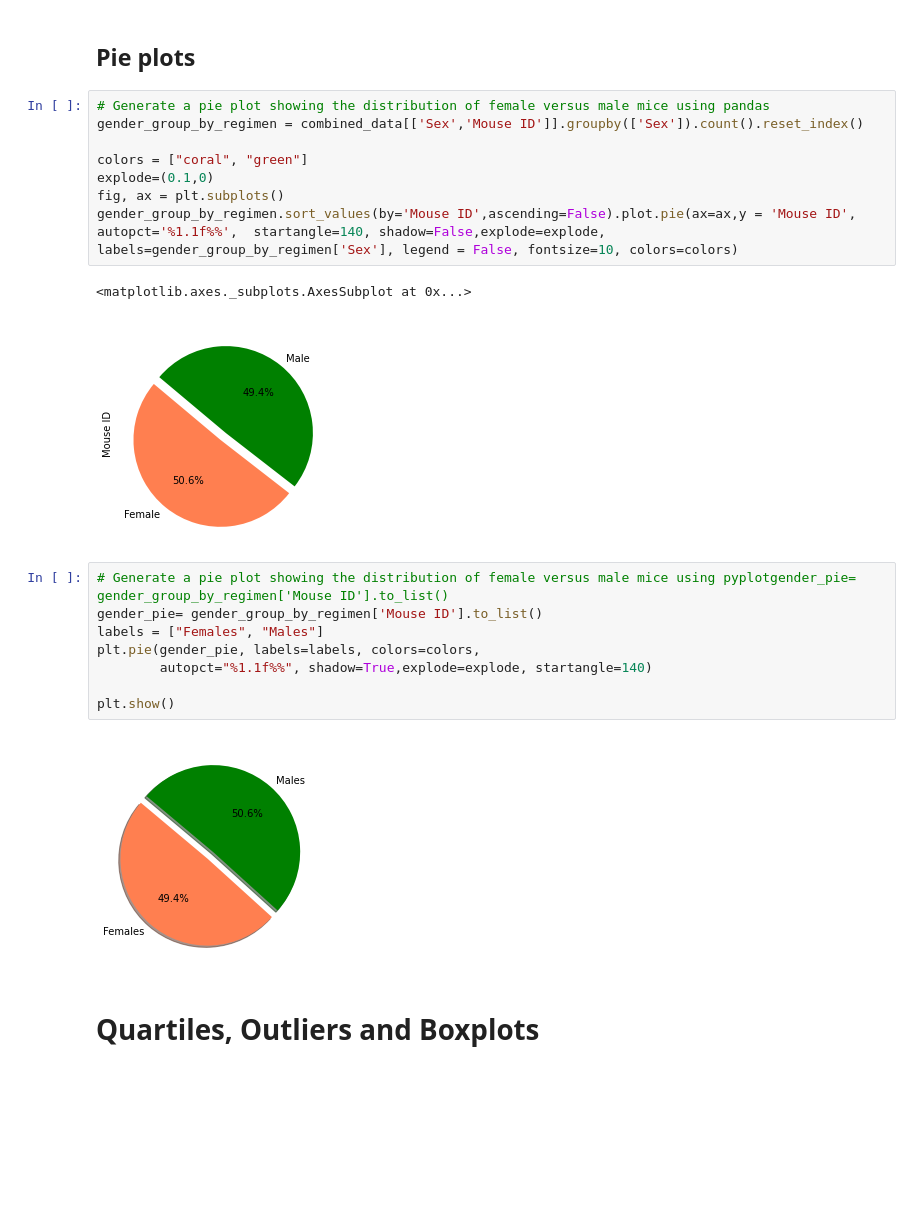
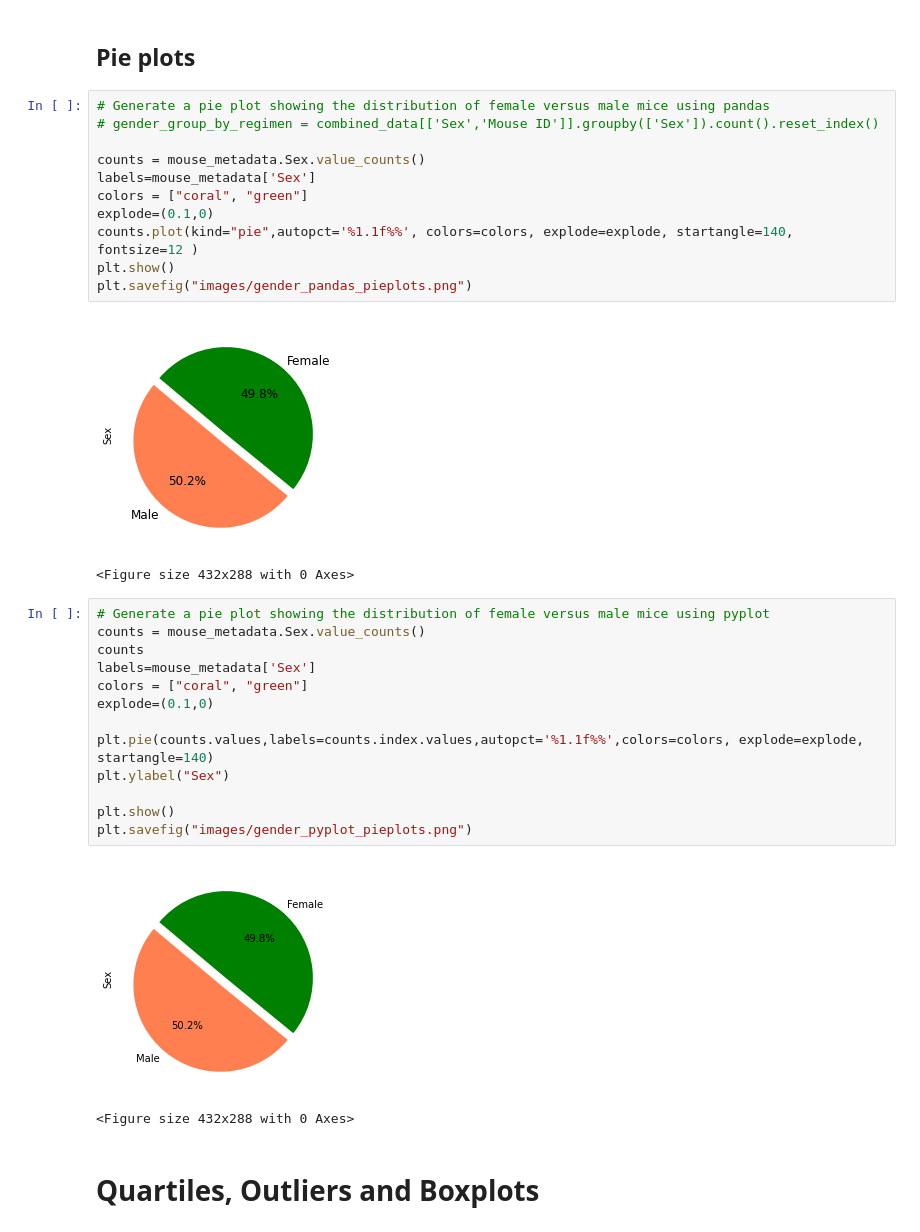
Before and after one commit to ZenAcar/AntiCancer-DrugRegimen-Analysis, a Jupyter notebook: pymaceuticals_analysis.ipynb, the cells around one changed output. Drawn from its saved outputs; the diff is of its cells as text; blank space fills up the shorter version.

```diff
--- a/pymaceuticals_analysis.ipynb
+++ b/pymaceuticals_analysis.ipynb
@@ -115,25 +119,34 @@ plt.show()
 ## Pie plots
 # %%
 # Generate a pie plot showing the distribution of female versus male mice using pandas
-gender_group_by_regimen = combined_data[['Sex','Mouse ID']].groupby(['Sex']).count().reset_index()
+# gender_group_by_regimen = combined_data[['Sex','Mouse ID']].groupby(['Sex']).count().reset_index()
 
+counts = mouse_metadata.Sex.value_counts()
+labels=mouse_metadata['Sex']
 colors = ["coral", "green"]
 explode=(0.1,0)
-fig, ax = plt.subplots()
-gender_group_by_regimen.sort_values(by='Mouse ID',ascending=False).plot.pie(ax=ax,y = 'Mouse ID', autopct='%1.1f%%',  startangle=140, shadow=False,explode=explode, labels=gender_group_by_regimen['Sex'], legend = False, fontsize=10, colors=colors)
+counts.plot(kind="pie",autopct='%1.1f%%', colors=colors, explode=explode, startangle=140, fontsize=12 )
+plt.show()
+plt.savefig("images/gender_pandas_pieplots.png")
 # %% [output]
+[figure, new version]
-<matplotlib.axes._subplots.AxesSubplot at 0x...>
+<Figure size 432x288 with 0 Axes>
-[figure, old version]
 # %%
-# Generate a pie plot showing the distribution of female versus male mice using pyplotgender_pie= gender_group_by_regimen['Mouse ID'].to_list()
-gender_pie= gender_group_by_regimen['Mouse ID'].to_list()
-labels = ["Females", "Males"]
-plt.pie(gender_pie, labels=labels, colors=colors,
-        autopct="%1.1f%%", shadow=True,explode=explode, startangle=140)
+# Generate a pie plot showing the distribution of female versus male mice using pyplot
+counts = mouse_metadata.Sex.value_counts()
+counts
+labels=mouse_metadata['Sex']
+colors = ["coral", "green"]
+explode=(0.1,0)
+
+plt.pie(counts.values,labels=counts.index.values,autopct='%1.1f%%',colors=colors, explode=explode, startangle=140)
+plt.ylabel("Sex")
 
 plt.show()
+plt.savefig("images/gender_pyplot_pieplots.png")
 # %% [output]
-[figure, old version]
+[figure, new version]
+<Figure size 432x288 with 0 Axes>
 # %% [markdown]
 # Quartiles, Outliers and Boxplots
 # %%
```
Also changed, not shown: parts of 6 cells of this notebook, 8 other files.
